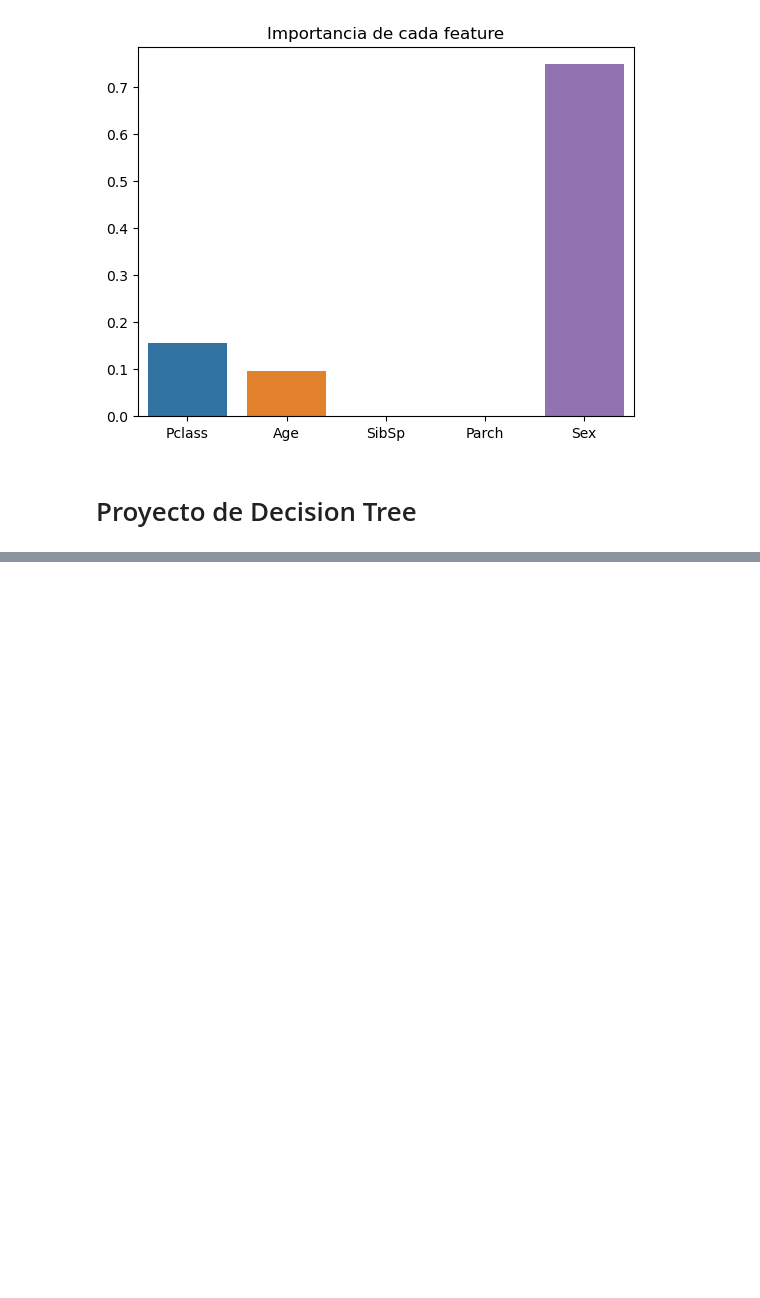
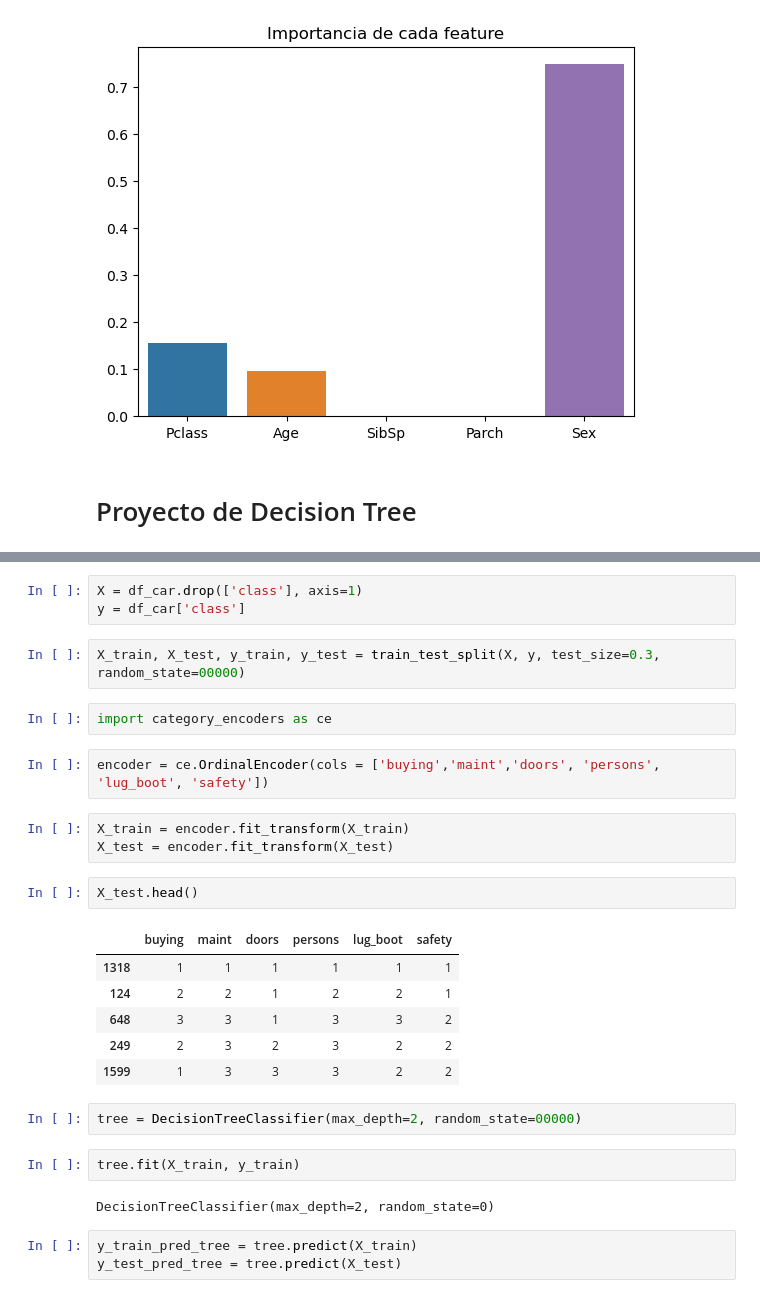
Before and after one commit to rodrigo2000m/apuntes-Data-science, a Jupyter notebook: Decision TreesAndRandomForest/IntroArbolesDecision.ipynb, the cells around one changed output, grey strips where cells are left out. Saved outputs shown, nothing was run; the diff lists cells and outputs as text; blank space fills up the shorter version.

Commit message:
Practico de decision tree completo

```diff
--- a/Decision TreesAndRandomForest/IntroArbolesDecision.ipynb
+++ b/Decision TreesAndRandomForest/IntroArbolesDecision.ipynb
@@ -145,0 +176,30 @@ dtype: object
+# %%
+X = df_car.drop(['class'], axis=1)
+y = df_car['class']
+# %%
+X_train, X_test, y_train, y_test = train_test_split(X, y, test_size=0.3, random_state=00000)
+# %%
+import category_encoders as ce
+# %%
+encoder = ce.OrdinalEncoder(cols = ['buying','maint','doors', 'persons', 'lug_boot', 'safety'])
+# %%
+X_train = encoder.fit_transform(X_train)
+X_test = encoder.fit_transform(X_test)
+# %%
+X_test.head()
+# %% [output]
+|  | buying | maint | doors | persons | lug_boot | safety |
+| 1318 | 1 | 1 | 1 | 1 | 1 | 1 |
+| 124 | 2 | 2 | 1 | 2 | 2 | 1 |
+| 648 | 3 | 3 | 1 | 3 | 3 | 2 |
+| 249 | 2 | 3 | 2 | 3 | 2 | 2 |
+| 1599 | 1 | 3 | 3 | 3 | 2 | 2 |
+# %%
+tree = DecisionTreeClassifier(max_depth=2, random_state=00000)
+# %%
+tree.fit(X_train, y_train)
+# %% [output]
+DecisionTreeClassifier(max_depth=2, random_state=0)
+# %%
+y_train_pred_tree = tree.predict(X_train)
+y_test_pred_tree = tree.predict(X_test)
```
Also changed, not shown: parts of 8 cells of this notebook.
